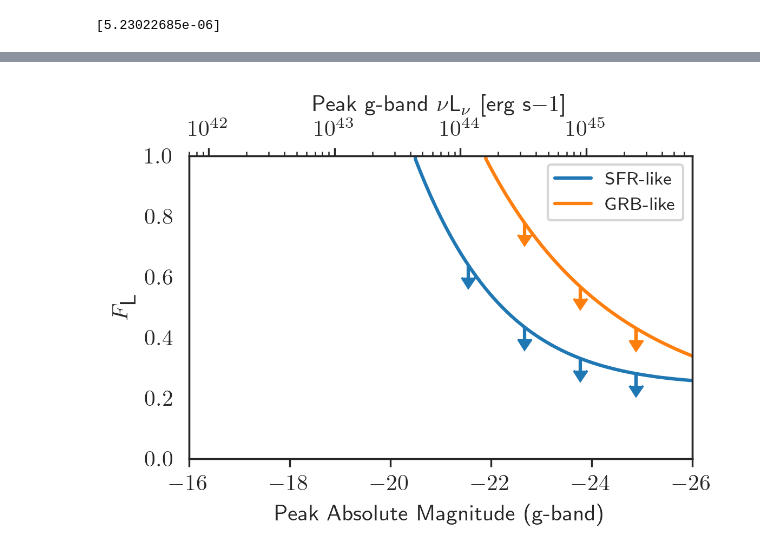
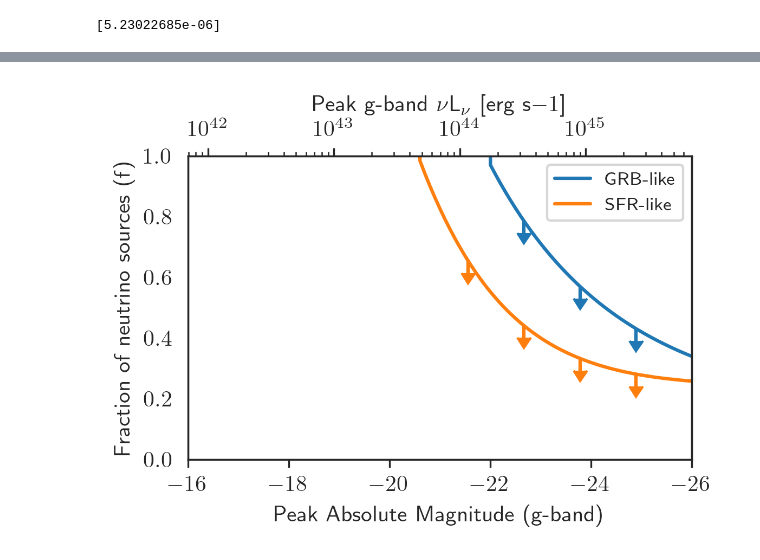
Before and after one commit to robertdstein/nuztfpaper, a Jupyter notebook: notebooks/set_limits_step.ipynb, the cells around one changed output, grey strips where cells are left out. Drawn from its saved outputs; the diff is of its cells as text; code cells hidden in the pictures.

```diff
--- a/notebooks/set_limits_step.ipynb
+++ b/notebooks/set_limits_step.ipynb
@@ -210,0 +374,14 @@ plt.savefig(output_path, bbox_inches='tight', pad_inches=0)
+# %%
+from nuztfpaper.style import data_dir
+
+bins = np.linspace(-23., -19., 16)
+mids = 0.5 * (bins[1:] + bins[:-1])
+
+base_file = os.path.join(data_dir, "slsn_bts.csv")
+data = pd.read_csv(base_file)
+ax = plt.subplot(111)
+ax.invert_xaxis()
+slsn_cdf, _, _ = plt.hist(data["peakabs"], cumulative=True, bins=bins)
+plt.plot(mids, slsn_cdf)
+
+# plt.plot(mids, cdf)
@@ -213,7 +393,7 @@ cl = 0.9
 # %%
 ul = 1. - cl
 
-abs_mags = np.linspace(-16., -26, 101)
+abs_mags = np.linspace(-16., -26., 101)
 
 plt.figure(figsize=(base_width, base_height), dpi=dpi)
 
@@ -227,7 +407,7 @@ labels = {
     "SFR": "SFR-like"
 }
 
-for i, rate in enumerate(["SFR", "GRB"]):
+for i, (rate, _) in enumerate(rates):
 
     cdf = cdf_mpc[rate]
 
@@ -241,8 +421,6 @@ for i, rate in enumerate(["SFR", "GRB"]):
 
         ptot = p1+p2
 
-
-#         print("obs", p_obs, "ptot", ptot, "p12", p1, p2)
 
         def p_no(frac):
             p_no_i = np.ones_like(frac) - p_obs*ptot*frac
@@ -261,39 +439,52 @@ for i, rate in enumerate(["SFR", "GRB"]):
 
         f = interp1d(y, x)
 
-#         print(f(0.1))
 
-#         res = ul/f(max_dl(abs_mags))
         return f(ul) if y[-1] < ul else 5.
 
 
     y = [max_f(x) for x in abs_mags]
 
     ax.plot(abs_mags, y, color=f"C{i}", label=labels[rate])
 
     mag_scatter = np.linspace(abs_mags[0], abs_mags[-1], 10)[1:-1]
 
     ax.errorbar(mag_scatter, [max_f(x) for x in mag_scatter], yerr=0.04, uplims=True, color=f"C{i}", linestyle=" ")
 
+# print(mids, slsn_cdf)
+
+# ax.plot(mids, slsn_cdf/max(slsn_cdf), label="SLSNe (BTS)", linestyle=":", color="C1")
+
+# base_file = os.path.join(data_dir, "slsn_bts.csv")
+# data = pd.read_csv(base_file)
+# slsn_counts, _ = np.histogram(data["peakabs"], bins=bins, weights=[x.value for x in abs_mag_to_lum(np.array(data["peakabs"]))])
+# slsn_counts /= np.sum(slsn_counts)
+# slsn_counts = [np.sum(slsn_counts[:i]) for i, _ in enumerate(slsn_counts)]
+
+# print(slsn_counts, mids)
+
+# ax.plot(mids, slsn_counts)
+
+# ax.plot(mids, slsn_cdf*y/max(slsn_cdf*y), label="SLSNe (BTS)", linestyle=":", color="C1")
 
 ax.tick_params(axis='both', which='major', labelsize=big_fontsize)
 ax2.tick_params(axis='both', which='major', labelsize=big_fontsize)
-ax.set_ylabel(r"$F_{\textup{L}}$", fontsize=big_fontsize)
+ax.set_ylabel(r"Fraction of neutrino sources (f)", fontsize=big_fontsize)
 ax.set_xlabel("Peak Absolute Magnitude (g-band)", fontsize=big_fontsize)
 ax2.set_xlabel(r"Peak g-band $\nu$L$_{\nu}$ [erg s${-1}$]", fontsize=big_fontsize)
 
 ax.legend()
 xl = abs_mags[0]
 xu = abs_mags[-1]
 
 ax.set_xlim(xl, xu)
 ax2.set_xlim(abs_mag_to_lum(xl).value, abs_mag_to_lum(xu).value)
 ax2.set_xscale("log")
 
 filename = "limit_abs_mag.pdf"
 
 output_path = os.path.join(output_folder, filename)
 plt.savefig(os.path.join(plot_dir, filename))
 plt.savefig(output_path, bbox_inches='tight', pad_inches=0)
 # %% [output]
-[figure, old version]
+[figure, new version]
```
Also changed, not shown: parts of 9 cells of this notebook, 3 other files.
